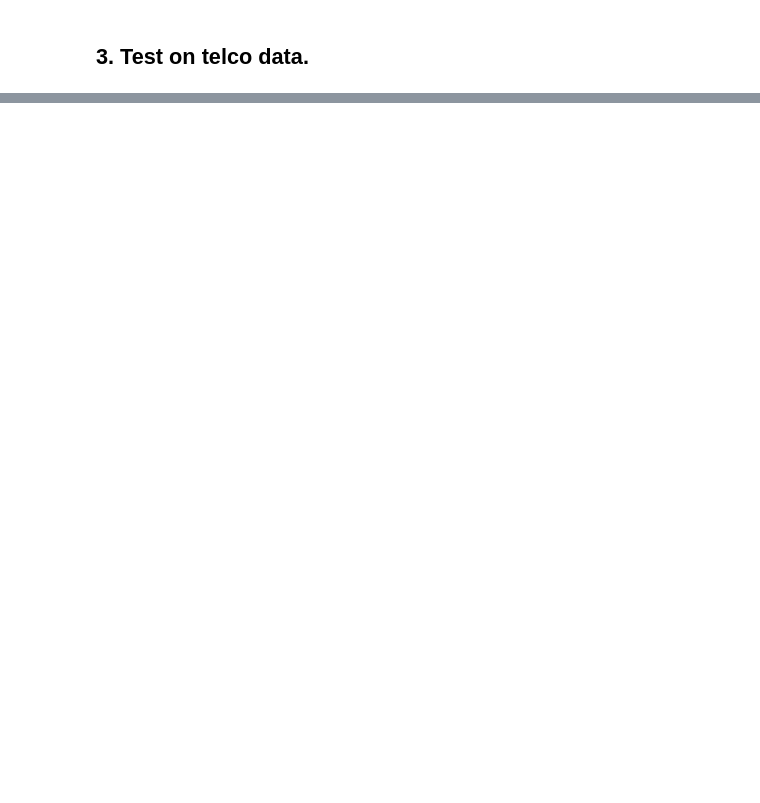
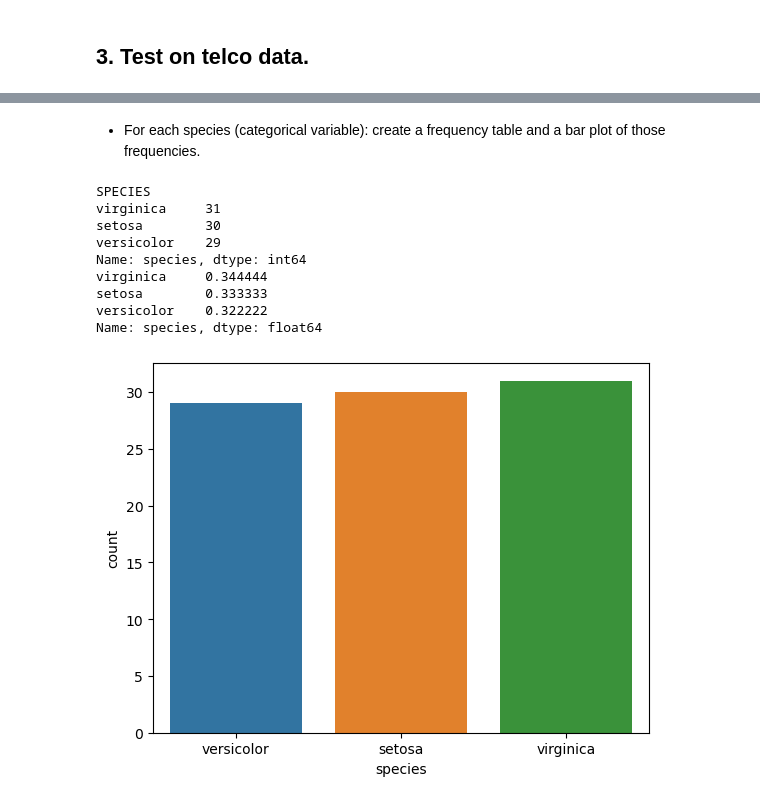
Before and after one commit to elizabethswarren/classification-exercises, a Jupyter notebook: classification-exercises.ipynb, the cells around one changed output, grey strips where cells are left out. Cells and saved outputs as stored; diff of their text form; code cells hidden in the pictures; blank space fills up the shorter version.

```diff
--- a/classification-exercises.ipynb
+++ b/classification-exercises.ipynb
@@ -395,0 +628,4 @@ print(f'test -> {test.shape}')
+# %%
+iris = acquire.get_iris_data()
+iris = prepare.prep_iris(iris)
+train, validate, test = prepare.split_data(iris)
@@ -395,0 +643,13 @@ print(f'test -> {test.shape}')
+# %%
+col_cat = []
+col_num = []
+
+for col in train.columns[:-2]:
+    print(col)
+    if train[col].dtype == 'O':
+        col_cat.append(col)
+    else:
+        if len(train[col].unique()) < 4:
+            col_cat.append(col)
+        else:
+            col_num.append(col)
@@ -395,0 +672,7 @@ print(f'test -> {test.shape}')
+# %%
+for col in col_num:
+    print(col.upper())
+    print(train[col].value_counts())
+    print(train[col].hist())
+    plt.show()
+    print()
@@ -395,0 +752,21 @@ print(f'test -> {test.shape}')
+# %% [markdown]
+* For each species (categorical variable): create a frequency table and a bar plot of those frequencies.
+# %%
+for col in col_cat:
+    print(col.upper())
+    print(train[col].value_counts())
+    print(train[col].value_counts(normalize = True))
+    sns.countplot(x=col, data=train)
+    plt.show()
+    print()
+# %% [output]
+SPECIES
+virginica     31
+setosa        30
+versicolor    29
+Name: species, dtype: int64
+virginica     0.344444
+setosa        0.333333
+versicolor    0.322222
+Name: species, dtype: float64
+[figure, added]
```
Also changed, not shown: parts of 58 cells of this notebook.
